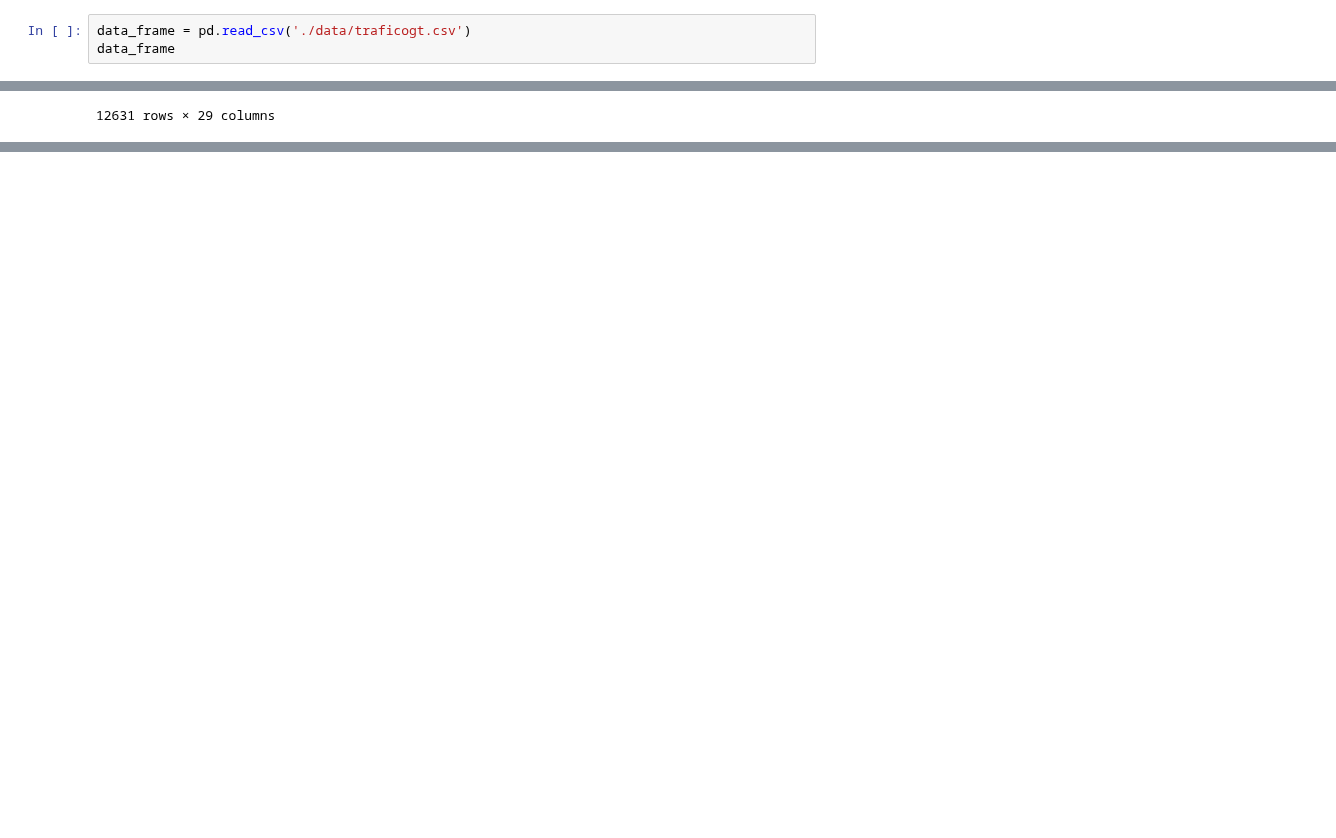
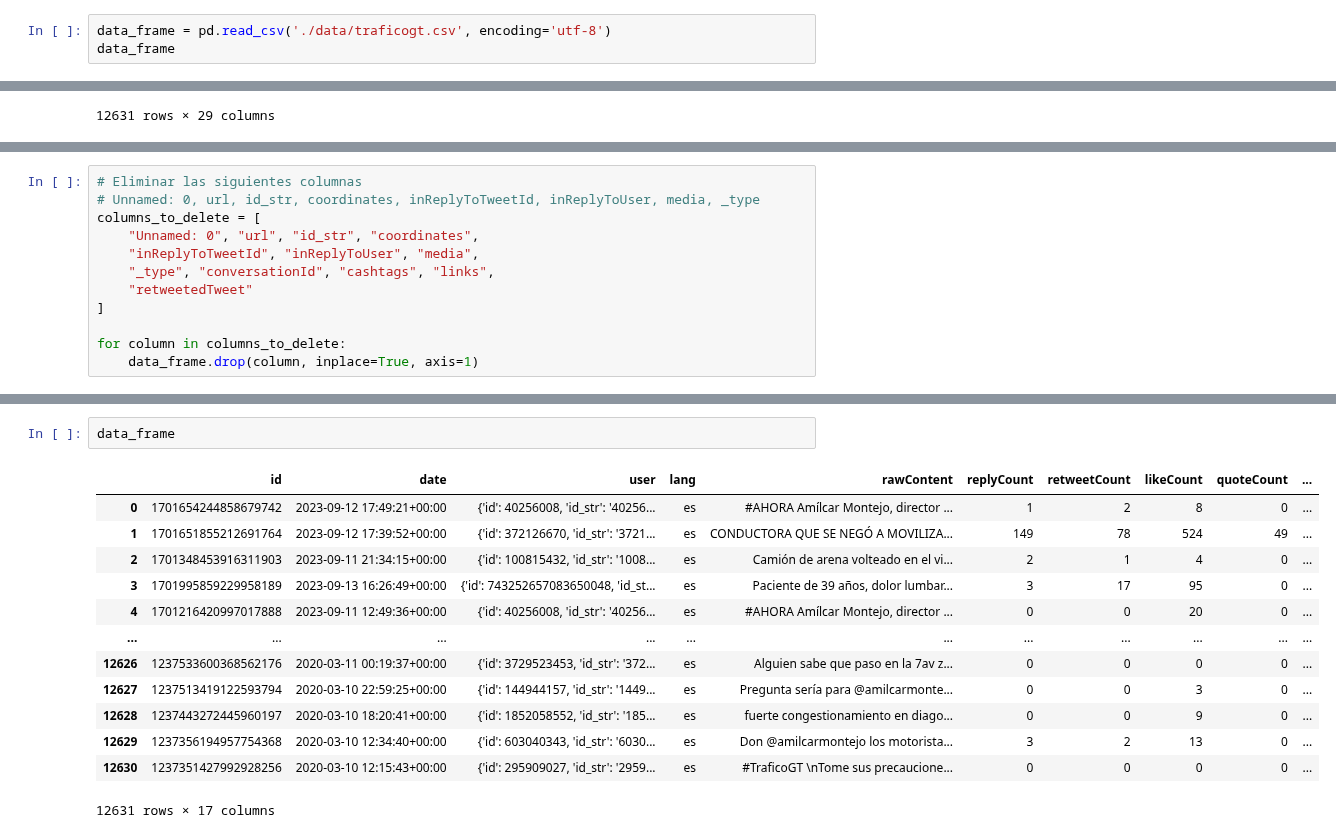
Before and after one commit to CrisLayB/DataScience_Lab06, a Jupyter notebook: Lab6Problema1.ipynb, the cells around one changed output, grey strips where cells are left out. Drawn from its saved outputs; the diff is of its cells as text; blank space fills up the shorter version.

```diff
--- a/Lab6Problema1.ipynb
+++ b/Lab6Problema1.ipynb
@@ -11,5 +57,5 @@ import pandas as pd
 # %%
-data_frame = pd.read_csv('./data/traficogt.csv')
+data_frame = pd.read_csv('./data/traficogt.csv', encoding='utf-8')
 data_frame
 # %% [output]
 |  | Unnamed: 0 | id | id_str | url | date | user | lang | rawContent | replyCount | ... |
@@ -27,0 +97,12 @@ data_frame
+# %%
+# Eliminar las siguientes columnas
+# Unnamed: 0, url, id_str, coordinates, inReplyToTweetId, inReplyToUser, media, _type
+columns_to_delete = [
+    "Unnamed: 0", "url", "id_str", "coordinates",
+    "inReplyToTweetId", "inReplyToUser", "media",
+    "_type", "conversationId", "cashtags", "links",
+    "retweetedTweet"
+]
+
+for column in columns_to_delete:
+    data_frame.drop(column, inplace=True, axis=1)
@@ -27,0 +126,16 @@ data_frame
+# %%
+data_frame
+# %% [output]
+|  | id | date | user | lang | rawContent | replyCount | retweetCount | likeCount | quoteCount | ... |
+| 0 | 1701654244858679742 | 2023-09-12 17:49:21+00:00 | {'id': 40256008, 'id_str': '40256... | es | #AHORA Amílcar Montejo, director ... | 1 | 2 | 8 | 0 | ... |
+| 1 | 1701651855212691764 | 2023-09-12 17:39:52+00:00 | {'id': 372126670, 'id_str': '3721... | es | CONDUCTORA QUE SE NEGÓ A MOVILIZA... | 149 | 78 | 524 | 49 | ... |
+| 2 | 1701348453916311903 | 2023-09-11 21:34:15+00:00 | {'id': 100815432, 'id_str': '1008... | es | Camión de arena volteado en el vi... | 2 | 1 | 4 | 0 | ... |
+| 3 | 1701995859229958189 | 2023-09-13 16:26:49+00:00 | {'id': 743252657083650048, 'id_st... | es | Paciente de 39 años, dolor lumbar... | 3 | 17 | 95 | 0 | ... |
+| 4 | 1701216420997017888 | 2023-09-11 12:49:36+00:00 | {'id': 40256008, 'id_str': '40256... | es | #AHORA Amílcar Montejo, director ... | 0 | 0 | 20 | 0 | ... |
+| ... | ... | ... | ... | ... | ... | ... | ... | ... | ... | ... |
+| 12626 | 1237533600368562176 | 2020-03-11 00:19:37+00:00 | {'id': 3729523453, 'id_str': '372... | es | Alguien sabe que paso en la 7av z... | 0 | 0 | 0 | 0 | ... |
+| 12627 | 1237513419122593794 | 2020-03-10 22:59:25+00:00 | {'id': 144944157, 'id_str': '1449... | es | Pregunta sería para @amilcarmonte... | 0 | 0 | 3 | 0 | ... |
+| 12628 | 1237443272445960197 | 2020-03-10 18:20:41+00:00 | {'id': 1852058552, 'id_str': '185... | es | fuerte congestionamiento en diago... | 0 | 0 | 9 | 0 | ... |
+| 12629 | 1237356194957754368 | 2020-03-10 12:34:40+00:00 | {'id': 603040343, 'id_str': '6030... | es | Don @amilcarmontejo los motorista... | 3 | 2 | 13 | 0 | ... |
+| 12630 | 1237351427992928256 | 2020-03-10 12:15:43+00:00 | {'id': 295909027, 'id_str': '2959... | es | #TraficoGT \nTome sus precaucione... | 0 | 0 | 0 | 0 | ... |
+12631 rows × 17 columns
```
Also changed, not shown: parts of 21 cells of this notebook, 1 other file.
